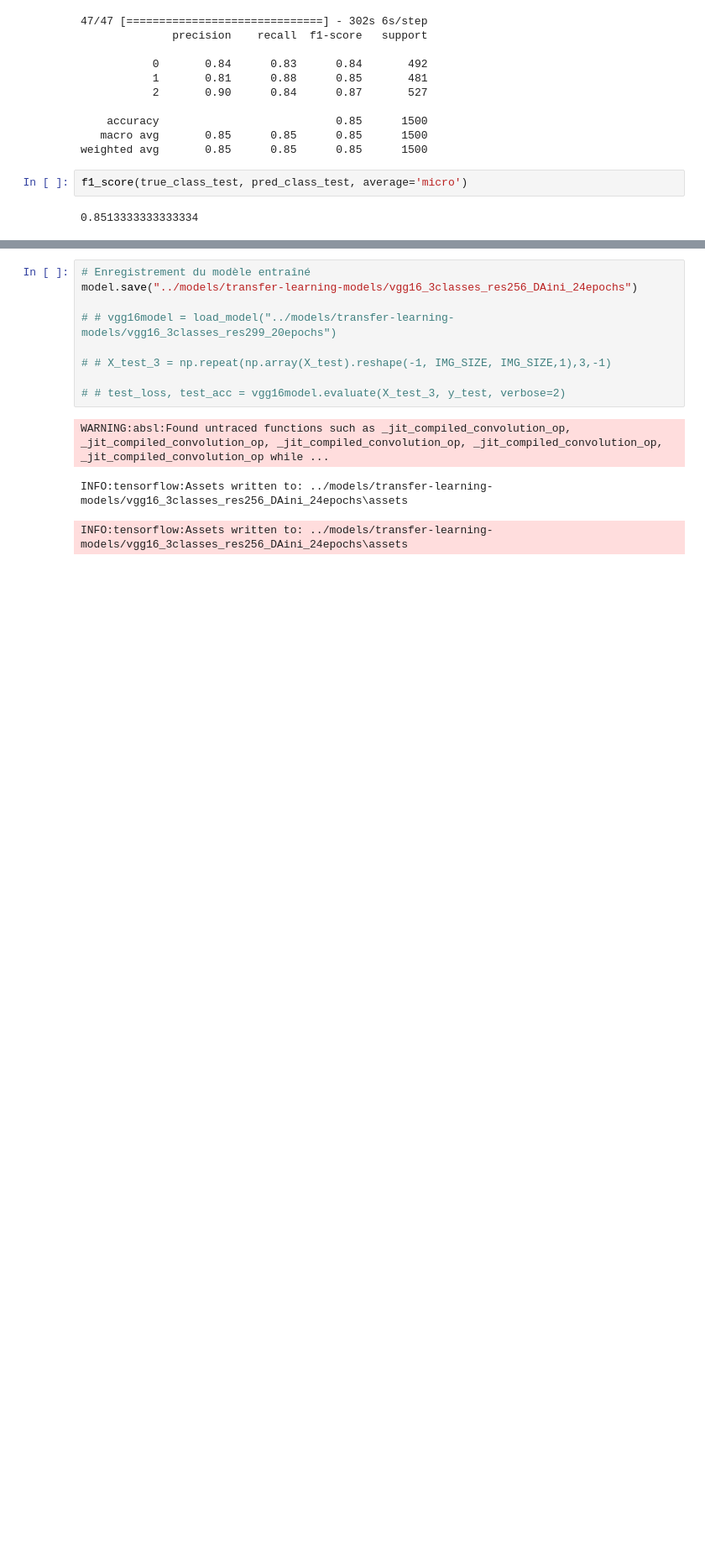
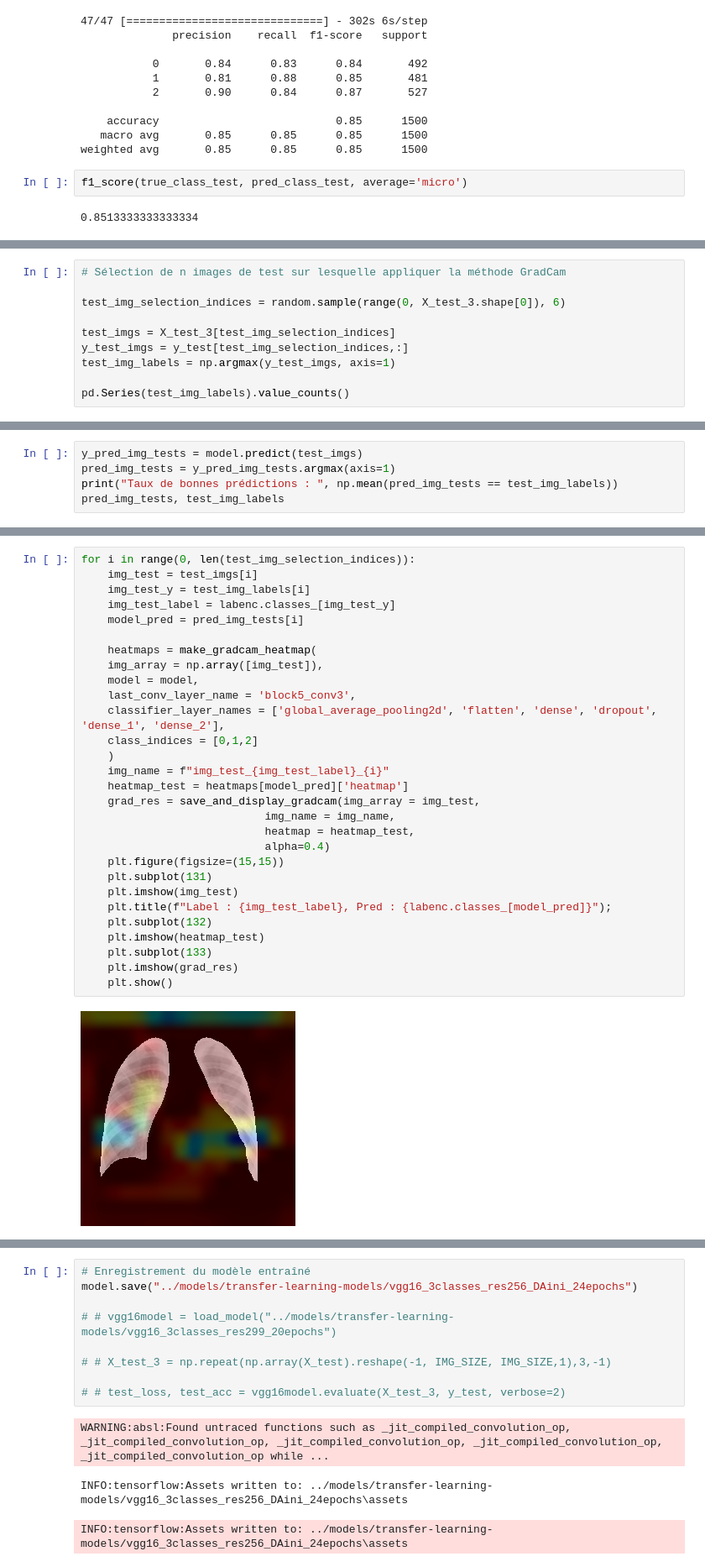
Before and after one commit to Alexandre-aksenov/summer24-analyse-pulmonaire-copy-AA, a Jupyter notebook: notebooks/transfer-learning-model-VGG16.ipynb, the cells around one changed output, grey strips where cells are left out. Shown at 84% size. Drawn from its saved outputs; the diff is of its cells as text; blank space fills up the shorter version.

```diff
--- a/notebooks/transfer-learning-model-VGG16.ipynb
+++ b/notebooks/transfer-learning-model-VGG16.ipynb
@@ -297,0 +302,10 @@ f1_score(true_class_test, pred_class_test, average='micro')
+# %%
+# Sélection de n images de test sur lesquelle appliquer la méthode GradCam
+
+test_img_selection_indices = random.sample(range(0, X_test_3.shape[0]), 6)
+
+test_imgs = X_test_3[test_img_selection_indices]
+y_test_imgs = y_test[test_img_selection_indices,:]
+test_img_labels = np.argmax(y_test_imgs, axis=1)
+
+pd.Series(test_img_labels).value_counts()
@@ -297,0 +317,5 @@ f1_score(true_class_test, pred_class_test, average='micro')
+# %%
+y_pred_img_tests = model.predict(test_imgs)
+pred_img_tests = y_pred_img_tests.argmax(axis=1)
+print("Taux de bonnes prédictions : ", np.mean(pred_img_tests == test_img_labels))
+pred_img_tests, test_img_labels
@@ -297,0 +327,31 @@ f1_score(true_class_test, pred_class_test, average='micro')
+# %%
+for i in range(0, len(test_img_selection_indices)):
+    img_test = test_imgs[i]
+    img_test_y = test_img_labels[i]
+    img_test_label = labenc.classes_[img_test_y]
+    model_pred = pred_img_tests[i]
+
+    heatmaps = make_gradcam_heatmap(
+    img_array = np.array([img_test]),
+    model = model,
+    last_conv_layer_name = 'block5_conv3',
+    classifier_layer_names = ['global_average_pooling2d', 'flatten', 'dense', 'dropout', 'dense_1', 'dense_2'],
+    class_indices = [0,1,2]
+    )
+    img_name = f"img_test_{img_test_label}_{i}"
+    heatmap_test = heatmaps[model_pred]['heatmap']
+    grad_res = save_and_display_gradcam(img_array = img_test,
+                            img_name = img_name,
+                            heatmap = heatmap_test,
+                            alpha=0.4)
+    plt.figure(figsize=(15,15))
+    plt.subplot(131)
+    plt.imshow(img_test)
+    plt.title(f"Label : {img_test_label}, Pred : {labenc.classes_[model_pred]}");
+    plt.subplot(132)
+    plt.imshow(heatmap_test)
+    plt.subplot(133)
+    plt.imshow(grad_res)
+    plt.show()
+# %% [output]
+[figure, added]
```
Also changed, not shown: parts of 9 cells of this notebook, 1 other file.
